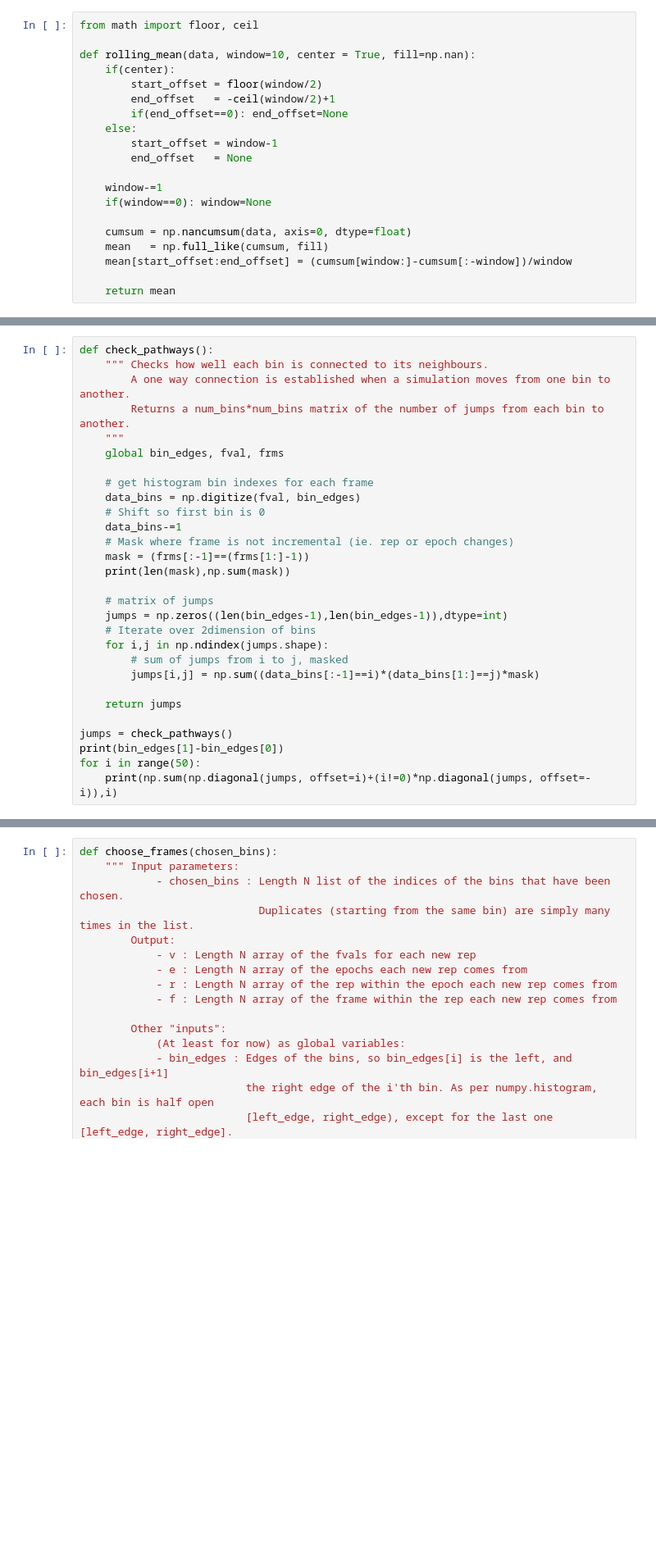
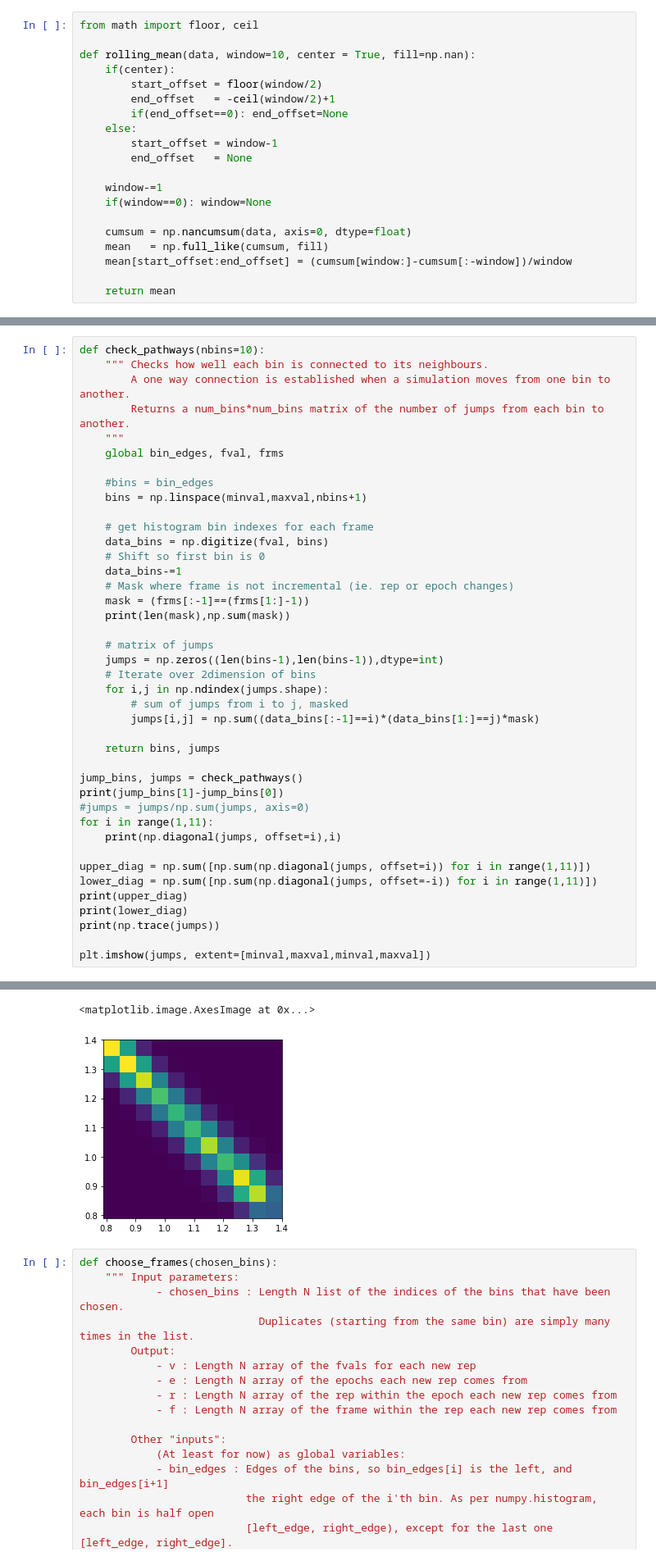
Before and after one commit to molecularmachinist/functional_sampling_tool, a Jupyter notebook: prod/autosampler_notebook.ipynb, the cells around one changed output, grey strips where cells are left out. Shown at 82% size. Saved outputs shown, nothing was run; the diff lists cells and outputs as text; blank space fills up the shorter version.

```diff
--- a/prod/autosampler_notebook.ipynb
+++ b/prod/autosampler_notebook.ipynb
@@ -396,13 +404,16 @@ chosen_bins=choices
 # %%
-def check_pathways():
+def check_pathways(nbins=10):
     """ Checks how well each bin is connected to its neighbours.
         A one way connection is established when a simulation moves from one bin to another.
         Returns a num_bins*num_bins matrix of the number of jumps from each bin to another.
     """
     global bin_edges, fval, frms
 
+    #bins = bin_edges
+    bins = np.linspace(minval,maxval,nbins+1)
+
     # get histogram bin indexes for each frame
-    data_bins = np.digitize(fval, bin_edges)
+    data_bins = np.digitize(fval, bins)
     # Shift so first bin is 0
     data_bins-=1
     # Mask where frame is not incremental (ie. rep or epoch changes)
@@ -410,16 +421,25 @@ def check_pathways():
     print(len(mask),np.sum(mask))
 
     # matrix of jumps
-    jumps = np.zeros((len(bin_edges-1),len(bin_edges-1)),dtype=int)
+    jumps = np.zeros((len(bins-1),len(bins-1)),dtype=int)
     # Iterate over 2dimension of bins
     for i,j in np.ndindex(jumps.shape):
         # sum of jumps from i to j, masked
         jumps[i,j] = np.sum((data_bins[:-1]==i)*(data_bins[1:]==j)*mask)
 
-    return jumps
+    return bins, jumps
 
-jumps = check_pathways()
-print(bin_edges[1]-bin_edges[0])
-for i in range(50):
-    print(np.sum(np.diagonal(jumps, offset=i)+(i!=0)*np.diagonal(jumps, offset=-i)),i)
+jump_bins, jumps = check_pathways()
+print(jump_bins[1]-jump_bins[0])
+#jumps = jumps/np.sum(jumps, axis=0)
+for i in range(1,11):
+    print(np.diagonal(jumps, offset=i),i)
+
+upper_diag = np.sum([np.sum(np.diagonal(jumps, offset=i)) for i in range(1,11)])
+lower_diag = np.sum([np.sum(np.diagonal(jumps, offset=-i)) for i in range(1,11)])
+print(upper_diag)
+print(lower_diag)
+print(np.trace(jumps))
+
+plt.imshow(jumps, extent=[minval,maxval,minval,maxval])
 # %% [output]
@@ -443,3 +461,5 @@ for i in range(50):
+<matplotlib.image.AxesImage at 0x...>
+[figure, added]
 # %%
 def choose_frames(chosen_bins):
     """ Input parameters:
```
Also changed, not shown: parts of 8 cells of this notebook, 4 other files.
